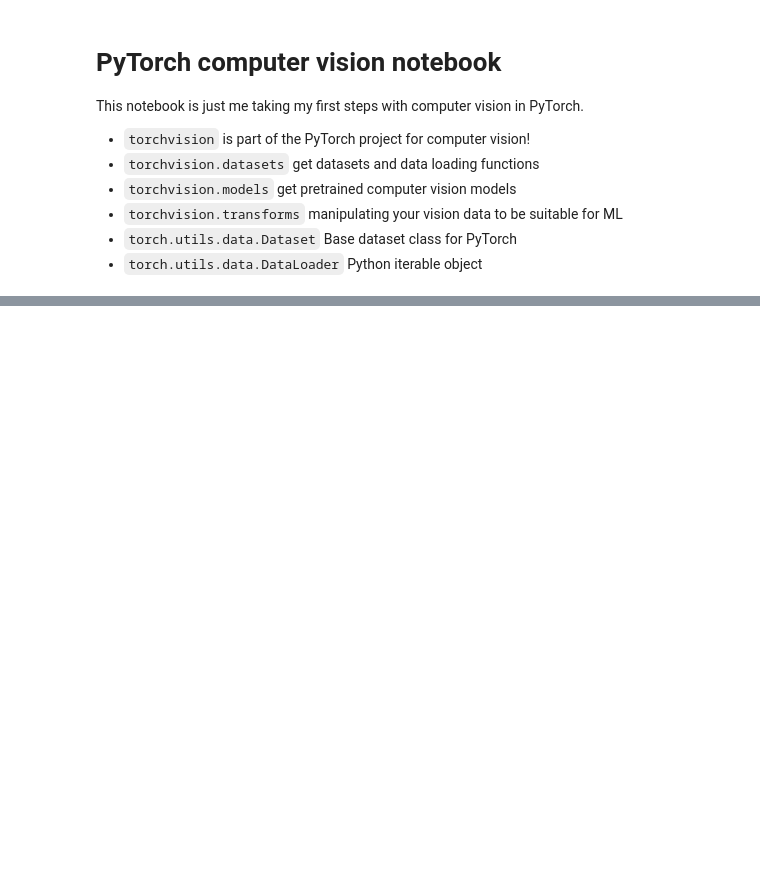
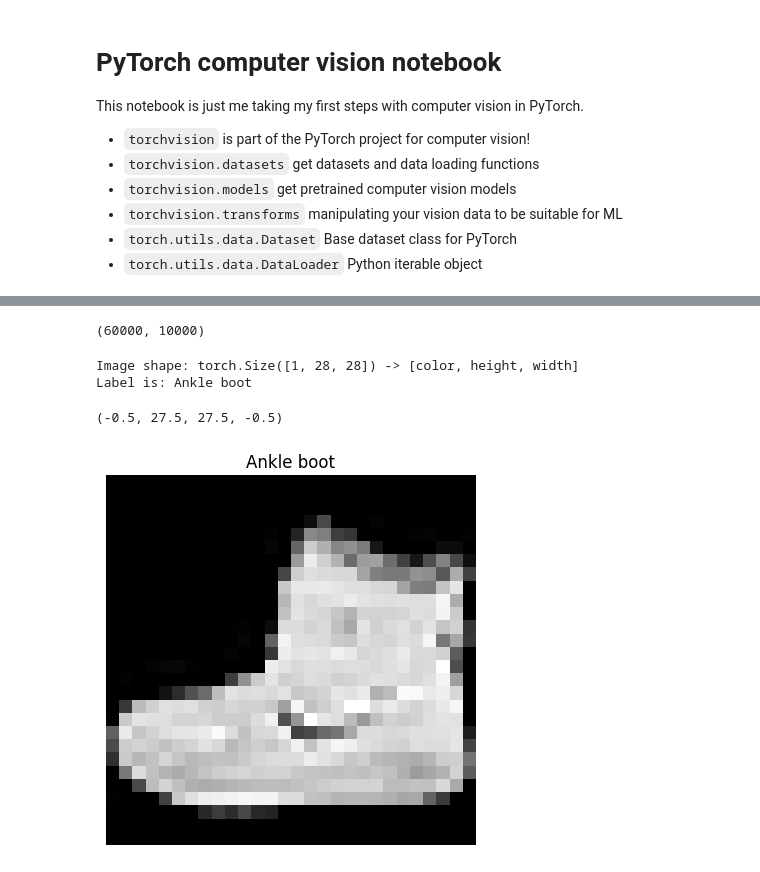
Before and after one commit to nachozobian/computer-vision-PyTorch, a Jupyter notebook: computer_vision_PyTorch.ipynb, the cells around one changed output, grey strips where cells are left out. Saved outputs shown, nothing was run; the diff lists cells and outputs as text; code cells hidden in the pictures; blank space fills up the shorter version.

```diff
--- a/computer_vision_PyTorch.ipynb
+++ b/computer_vision_PyTorch.ipynb
@@ -26,0 +41,17 @@ import matplotlib.pyplot as plt
+# %%
+#Set up training data
+train_data = datasets.FashionMNIST(
+    root = "data",
+    train = True,
+    download = True,
+    transform = torchvision.transforms.ToTensor(),
+    target_transform = None
+)
+
+test_data = datasets.FashionMNIST(
+    root = "data",
+    train = False,
+    download = True,
+    transform = torchvision.transforms.ToTensor(),
+    target_transform = None
+)
@@ -26,0 +74,25 @@ import matplotlib.pyplot as plt
+# %%
+len(train_data), len(test_data)
+# %% [output]
+(60000, 10000)
+# %%
+### Input and output shape?
+
+image, label = train_data[0]
+class_names = train_data.classes
+print(f"Image shape: {image.shape} -> [color, height, width]")
+print(f"Label is: {class_names[label]}")
+# %% [output]
+Image shape: torch.Size([1, 28, 28]) -> [color, height, width]
+Label is: Ankle boot
+# %%
+### Visualizing data
+import matplotlib.pyplot as plt
+image, label = train_data[0]
+class_names = train_data.classes
+plt.imshow(image.squeeze(), cmap="gray") #We add the squeeze just because PyTorch understands images as NCHW and matplotlib as NHWC
+plt.title(class_names[label])
+plt.axis(False)
+# %% [output]
+(-0.5, 27.5, 27.5, -0.5)
+[figure, added]
```
Also changed, not shown: parts of 8 cells of this notebook.
